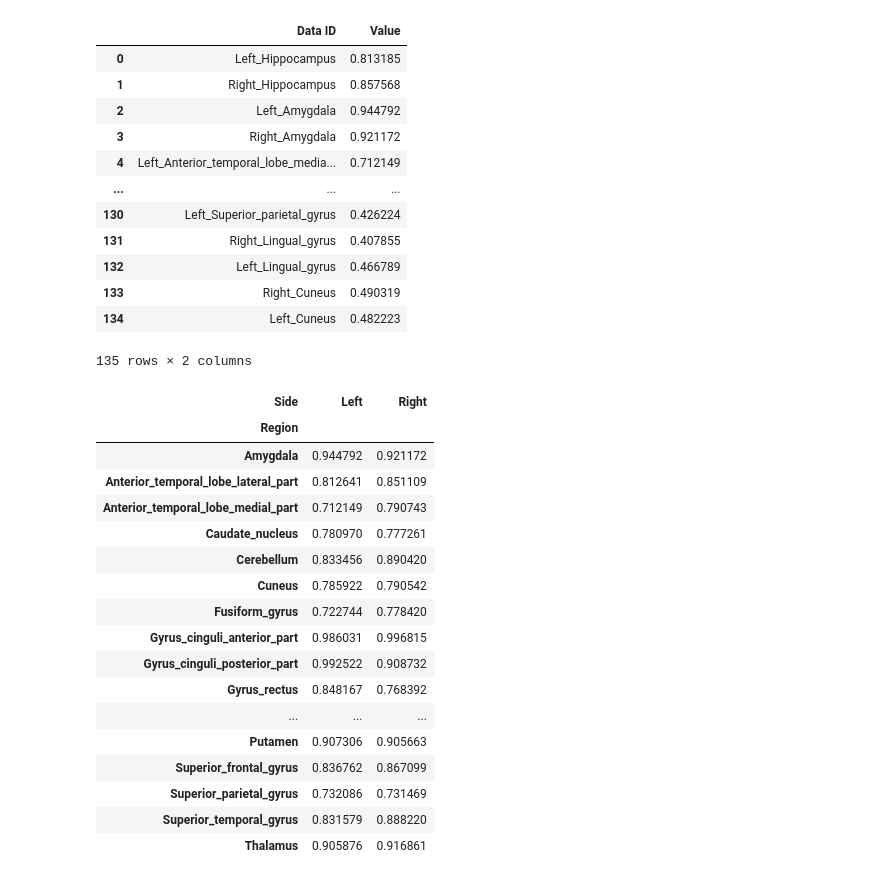
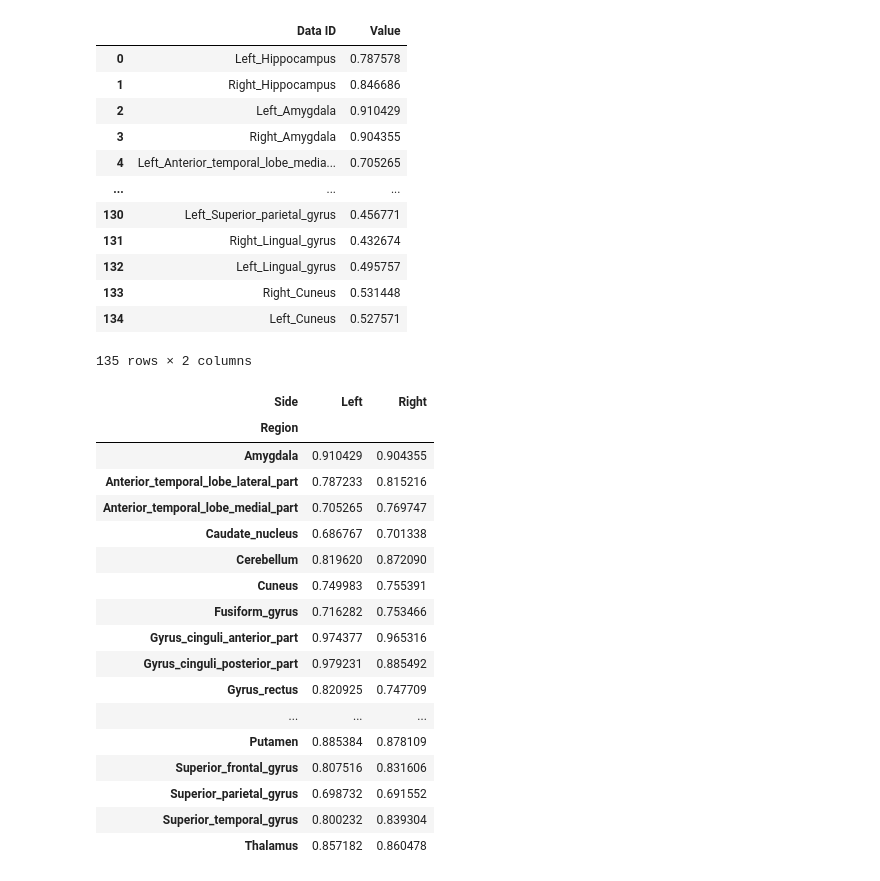
Before and after one commit to ledsouza/EANM_Analysis, a Jupyter notebook: Analysis.ipynb, the cells around one changed output. Drawn from its saved outputs; the diff is of its cells as text; code cells hidden in the pictures.

```diff
--- a/Analysis.ipynb
+++ b/Analysis.ipynb
@@ -3,7 +3,7 @@ import pandas as pd
 import glob
 import os
 # %%
-csv_files = glob.glob('G:/My Drive/TCR/EANM/*.csv')
+csv_files = glob.glob('C:/Users/ledsouza/Downloads/Dados/*.csv')
 file_dict = {}
 
 for file_path in csv_files:
@@ -11,23 +11,23 @@ for file_path in csv_files:
     key = os.path.splitext(file_name)[0]  # remove the file extension
     file_dict[key] = file_path
 # %%
-key_name = 'moving.nii_0000_HCPA_EANM_CLINICO8MIN'
-df = pd.read_csv(file_dict[key_name], sep=';', skiprows=range(1, 11))
-df.rename(columns={'0': 'Value'}, inplace=True)
+key_name = 'moving.nii_0000_PET_NEURO_AC_5mm'
+df = pd.read_csv(file_dict[key_name], sep=',', skiprows=range(1, 11))
+df.rename(columns={'0000': 'Value'}, inplace=True)
 df
 # %% [output]
 |  | Data ID | Value |
-| 0 | Left_Hippocampus | 0.813185 |
-| 1 | Right_Hippocampus | 0.857568 |
-| 2 | Left_Amygdala | 0.944792 |
-| 3 | Right_Amygdala | 0.921172 |
-| 4 | Left_Anterior_temporal_lobe_media... | 0.712149 |
+| 0 | Left_Hippocampus | 0.787578 |
+| 1 | Right_Hippocampus | 0.846686 |
+| 2 | Left_Amygdala | 0.910429 |
+| 3 | Right_Amygdala | 0.904355 |
+| 4 | Left_Anterior_temporal_lobe_media... | 0.705265 |
 | ... | ... | ... |
-| 130 | Left_Superior_parietal_gyrus | 0.426224 |
-| 131 | Right_Lingual_gyrus | 0.407855 |
-| 132 | Left_Lingual_gyrus | 0.466789 |
-| 133 | Right_Cuneus | 0.490319 |
-| 134 | Left_Cuneus | 0.482223 |
+| 130 | Left_Superior_parietal_gyrus | 0.456771 |
+| 131 | Right_Lingual_gyrus | 0.432674 |
+| 132 | Left_Lingual_gyrus | 0.495757 |
+| 133 | Right_Cuneus | 0.531448 |
+| 134 | Left_Cuneus | 0.527571 |
 135 rows × 2 columns
 # %%
 # Separate the left and right regions into separate columns
@@ -48,22 +48,22 @@ pivoted_1
 # %% [output]
 | Side | Left | Right |
 | Region |  |  |
-| Amygdala | 0.944792 | 0.921172 |
-| Anterior_temporal_lobe_lateral_part | 0.812641 | 0.851109 |
-| Anterior_temporal_lobe_medial_part | 0.712149 | 0.790743 |
-| Caudate_nucleus | 0.780970 | 0.777261 |
-| Cerebellum | 0.833456 | 0.890420 |
-| Cuneus | 0.785922 | 0.790542 |
-| Fusiform_gyrus | 0.722744 | 0.778420 |
-| Gyrus_cinguli_anterior_part | 0.986031 | 0.996815 |
-| Gyrus_cinguli_posterior_part | 0.992522 | 0.908732 |
-| Gyrus_rectus | 0.848167 | 0.768392 |
+| Amygdala | 0.910429 | 0.904355 |
+| Anterior_temporal_lobe_lateral_part | 0.787233 | 0.815216 |
+| Anterior_temporal_lobe_medial_part | 0.705265 | 0.769747 |
+| Caudate_nucleus | 0.686767 | 0.701338 |
+| Cerebellum | 0.819620 | 0.872090 |
+| Cuneus | 0.749983 | 0.755391 |
+| Fusiform_gyrus | 0.716282 | 0.753466 |
+| Gyrus_cinguli_anterior_part | 0.974377 | 0.965316 |
+| Gyrus_cinguli_posterior_part | 0.979231 | 0.885492 |
+| Gyrus_rectus | 0.820925 | 0.747709 |
 | ... | ... | ... |
-| Putamen | 0.907306 | 0.905663 |
-| Superior_frontal_gyrus | 0.836762 | 0.867099 |
-| Superior_parietal_gyrus | 0.732086 | 0.731469 |
-| Superior_temporal_gyrus | 0.831579 | 0.888220 |
-| Thalamus | 0.905876 | 0.916861 |
+| Putamen | 0.885384 | 0.878109 |
+| Superior_frontal_gyrus | 0.807516 | 0.831606 |
+| Superior_parietal_gyrus | 0.698732 | 0.691552 |
+| Superior_temporal_gyrus | 0.800232 | 0.839304 |
+| Thalamus | 0.857182 | 0.860478 |
 # %%
 pivoted_1['Ratio'] = pivoted_1['Left'] / pivoted_1['Right']
 pivoted_1
```
Also changed, not shown: parts of 5 cells of this notebook, 1 other file.
